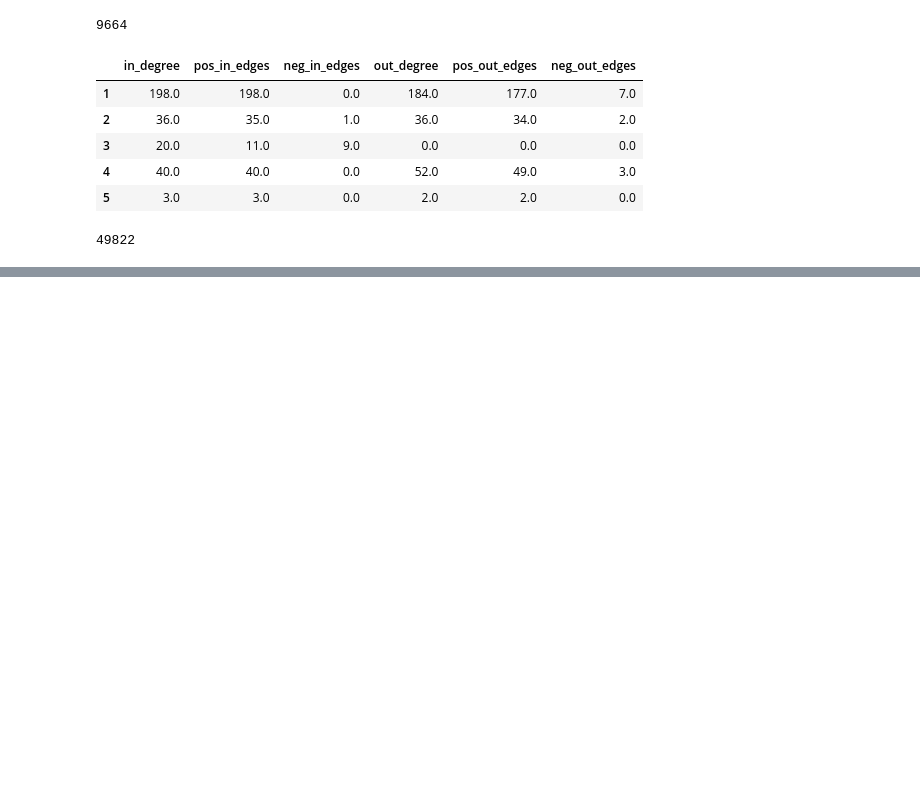
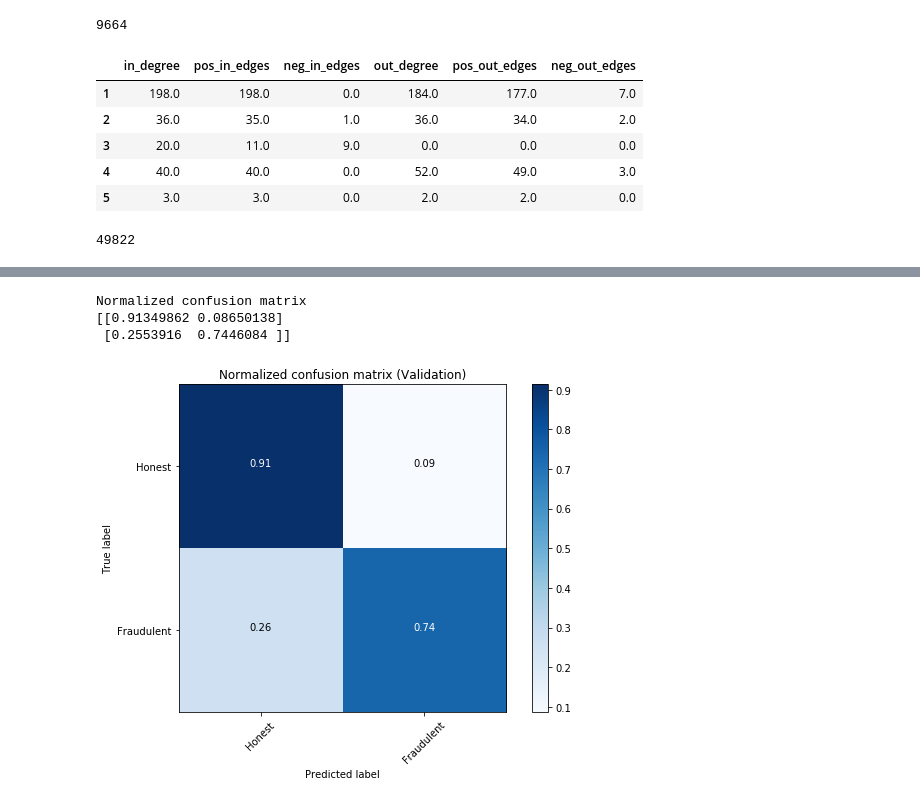
Before and after one commit to sambit9238/DataScience, a Jupyter notebook: fraud_invention.ipynb, the cells around one changed output, grey strips where cells are left out. Cells and saved outputs as stored; diff of their text form; code cells hidden in the pictures; blank space fills up the shorter version.

```diff
--- a/fraud_invention.ipynb
+++ b/fraud_invention.ipynb
@@ -215,0 +482,6 @@ embs.shape
+# %%
+y_pred = M1.predict(X_val)
+# Print confusion matrix
+confusion_matrix = cm(y_val, np.round(y_pred))
+print("Classification Report for TrustKeeper (Validation set)")
+print(classification_report(y_val, np.round(y_pred)))
@@ -215,0 +498,9 @@ embs.shape
+# %%
+plt.figure(figsize=(8,6))
+plot_confusion_matrix(confusion_matrix, classes=target_names, normalize=True,
+                      title='Normalized confusion matrix (Validation)')
+# %% [output]
+Normalized confusion matrix
+[[0.91349862 0.08650138]
+ [0.2553916  0.7446084 ]]
+[figure, added]
```
Also changed, not shown: parts of 39 cells of this notebook.
